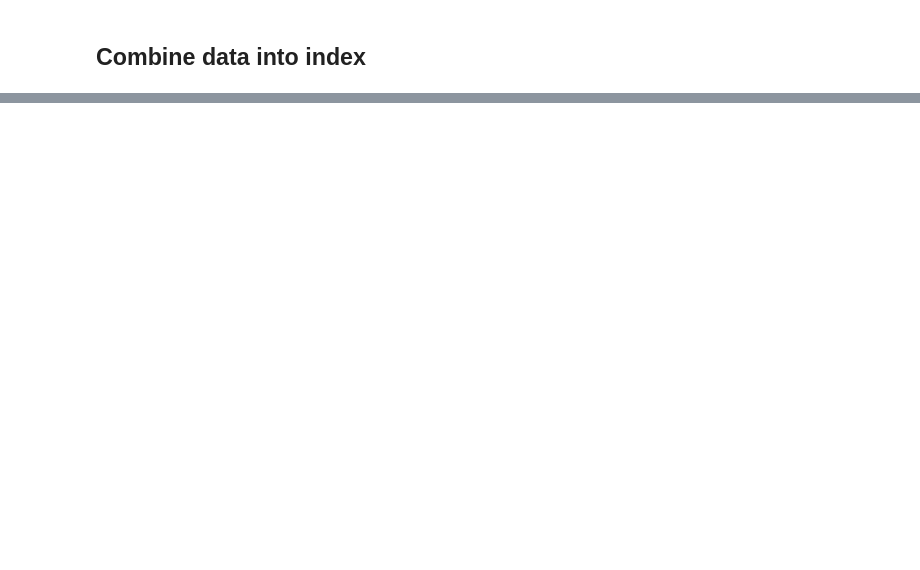
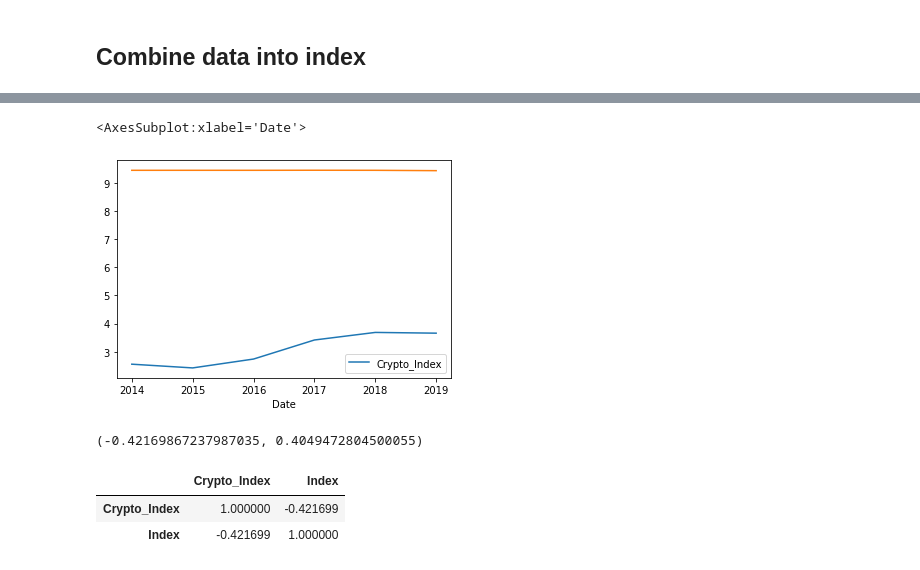
Before and after one commit to bang-a-coder/crypto-wrangling, a Jupyter notebook: crypto.ipynb, the cells around one changed output, grey strips where cells are left out. Drawn from its saved outputs; the diff is of its cells as text; code cells hidden in the pictures; blank space fills up the shorter version.

```diff
--- a/crypto.ipynb
+++ b/crypto.ipynb
@@ -264,7 +272,12 @@ cr_index
 # %%
 df_ghg['Date'] = df_ghg['Date'].dt.year
 df_ghg = df_ghg.set_index(df_ghg['Date'])
-df_ghg.drop('Date', axis=1)
+df_ghg = df_ghg.drop('Date', axis=1)
 df_ghg = df_ghg[df_ghg.index >= 2014]
 df_ghg = df_ghg[df_ghg.index < 2020]
-df_ghg
+
+df_nrg = df_nrg[df_nrg.index >= 2014]
+df_nrg = df_nrg[df_nrg.index < 2020]
+
+df_renewable = df_renewable[df_renewable.index >= 2014]
+df_renewable = df_renewable[df_renewable.index < 2020]
@@ -305,0 +295,4 @@ df_renewable
+# %%
+climate_index = df_ghg
+climate_index = climate_index.merge(df_renewable, left_index=True, right_index=True)
+climate_index = climate_index.merge(df_nrg, left_index=True, right_index=True)
@@ -305,0 +303,7 @@ df_renewable
+# %%
+def indexize(df):
+	s = sum([df['Value(tn)']*0.50, df['renew_from_total']*0.25, df['Value(TWh)']*0.25])
+	return math.log10(s)
+
+climate_index['Index'] = climate_index.apply(indexize, axis=1)
+climate_index
@@ -305,0 +341,10 @@ df_renewable
+# %%
+cr_index.plot()
+climate_index['Index'].plot()
+# %% [output]
+<AxesSubplot:xlabel='Date'>
+[figure, added]
+# %%
+stats.pearsonr(cr_index['Crypto_Index'], climate_index['Index'])
+# %% [output]
+(-0.42169867237987035, 0.4049472804500055)
@@ -305,0 +354,6 @@ df_renewable
+# %%
+corel.corr()
+# %% [output]
+|  | Crypto_Index | Index |
+| Crypto_Index | 1.000000 | -0.421699 |
+| Index | -0.421699 | 1.000000 |
```
Also changed, not shown: parts of 14 cells of this notebook.
